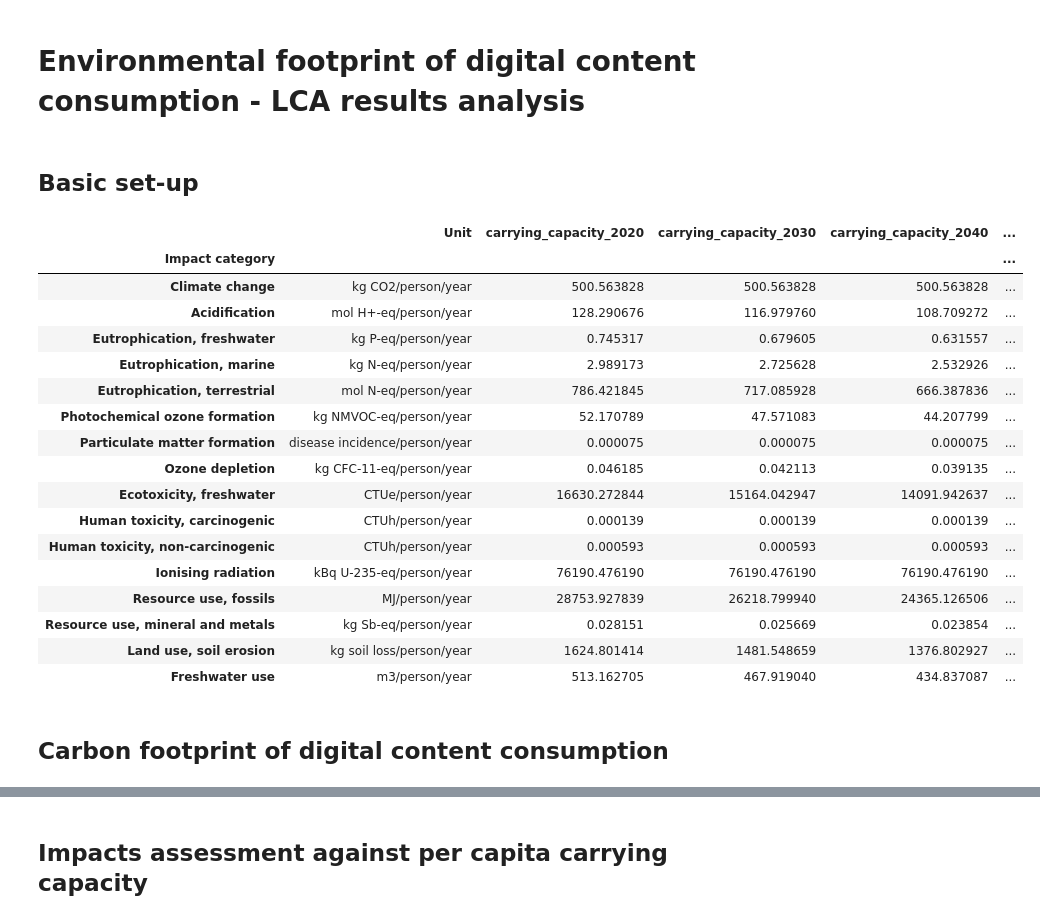
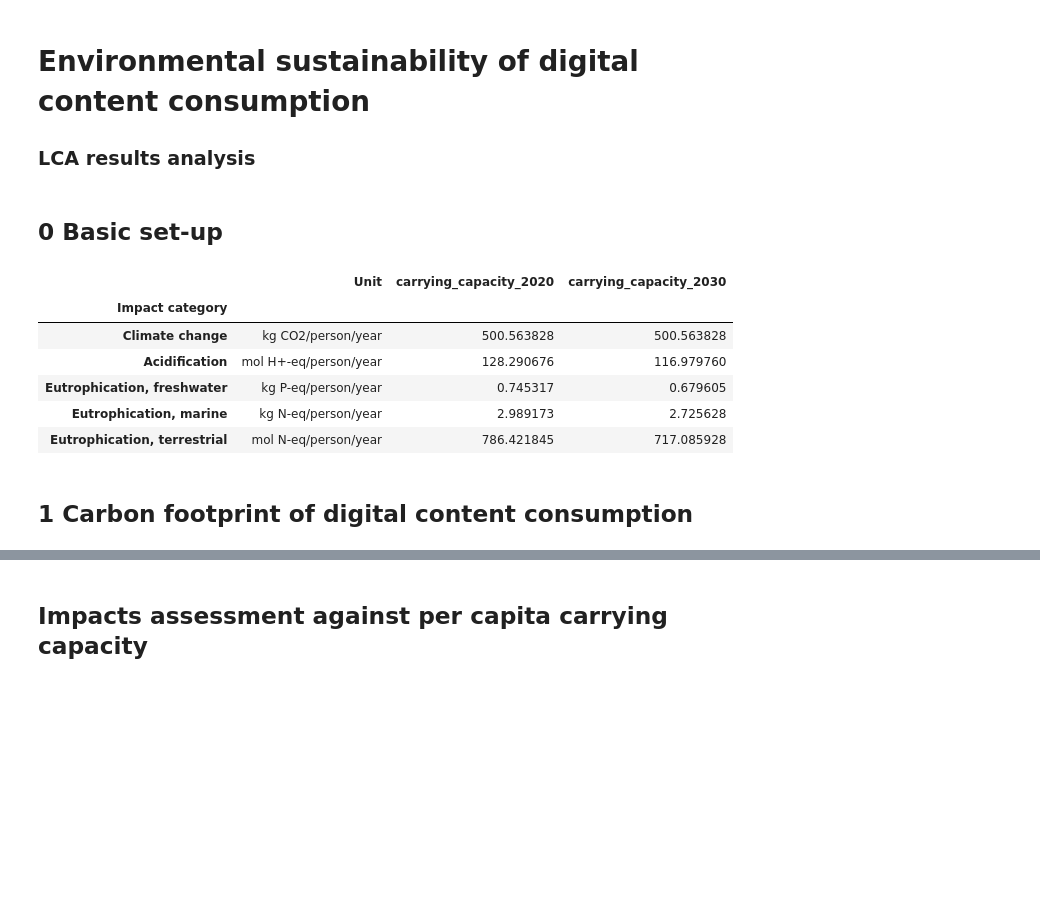
Before and after one commit to robyistrate/internet-environmental-footprint, a Jupyter notebook: notebooks/02_LCA_results_analysis.ipynb, the cells around one changed output, grey strips where cells are left out. Cells and saved outputs as stored; diff of their text form; code cells hidden in the pictures; blank space fills up the shorter version.

```diff
--- a/notebooks/02_LCA_results_analysis.ipynb
+++ b/notebooks/02_LCA_results_analysis.ipynb
@@ -1,4 +1,6 @@
 # %% [markdown]
-# Environmental footprint of digital content consumption - LCA results analysis
+# Environmental sustainability of digital content consumption
+
+### LCA results analysis
 # %%
 import brightway2 as bw
@@ -12,5 +20,5 @@ from pathlib import Path
 # %% [markdown]
-## Basic set-up
+## 0 Basic set-up
 # %%
 PROJECT_NAME = 'iri' # <- insert your project name here
 bw.projects.set_current(PROJECT_NAME)
@@ -86,25 +89,14 @@ LOCATIONS = {
 # %%
 # Import per capita carrying capacities for EF indicators
 carrying_capacity_per_capita = pd.read_excel(Path(r"..\data\LCIA_Carrying-Capacities.xlsx"), index_col=0)
-carrying_capacity_per_capita
+carrying_capacity_per_capita.head()
 # %% [output]
-|  | Unit | carrying_capacity_2020 | carrying_capacity_2030 | carrying_capacity_2040 | ... |
-| Impact category |  |  |  |  | ... |
-| Climate change | kg CO2/person/year | 500.563828 | 500.563828 | 500.563828 | ... |
-| Acidification | mol H+-eq/person/year | 128.290676 | 116.979760 | 108.709272 | ... |
-| Eutrophication, freshwater | kg P-eq/person/year | 0.745317 | 0.679605 | 0.631557 | ... |
-| Eutrophication, marine | kg N-eq/person/year | 2.989173 | 2.725628 | 2.532926 | ... |
-| Eutrophication, terrestrial | mol N-eq/person/year | 786.421845 | 717.085928 | 666.387836 | ... |
-| Photochemical ozone formation | kg NMVOC-eq/person/year | 52.170789 | 47.571083 | 44.207799 | ... |
-| Particulate matter formation | disease incidence/person/year | 0.000075 | 0.000075 | 0.000075 | ... |
-| Ozone depletion | kg CFC-11-eq/person/year | 0.046185 | 0.042113 | 0.039135 | ... |
-| Ecotoxicity, freshwater | CTUe/person/year | 16630.272844 | 15164.042947 | 14091.942637 | ... |
-| Human toxicity, carcinogenic | CTUh/person/year | 0.000139 | 0.000139 | 0.000139 | ... |
-| Human toxicity, non-carcinogenic | CTUh/person/year | 0.000593 | 0.000593 | 0.000593 | ... |
-| Ionising radiation | kBq U-235-eq/person/year | 76190.476190 | 76190.476190 | 76190.476190 | ... |
-| Resource use, fossils | MJ/person/year | 28753.927839 | 26218.799940 | 24365.126506 | ... |
-| Resource use, mineral and metals | kg Sb-eq/person/year | 0.028151 | 0.025669 | 0.023854 | ... |
-| Land use, soil erosion | kg soil loss/person/year | 1624.801414 | 1481.548659 | 1376.802927 | ... |
-| Freshwater use | m3/person/year | 513.162705 | 467.919040 | 434.837087 | ... |
+|  | Unit | carrying_capacity_2020 | carrying_capacity_2030 |
+| Impact category |  |  |  |
+| Climate change | kg CO2/person/year | 500.563828 | 500.563828 |
+| Acidification | mol H+-eq/person/year | 128.290676 | 116.979760 |
+| Eutrophication, freshwater | kg P-eq/person/year | 0.745317 | 0.679605 |
+| Eutrophication, marine | kg N-eq/person/year | 2.989173 | 2.725628 |
+| Eutrophication, terrestrial | mol N-eq/person/year | 786.421845 | 717.085928 |
 # %%
 # IDs used:
@@ -154,3 +153,3 @@ spineline_width = 0.6
 # %% [markdown]
-## Carbon footprint of digital content consumption
+## 1 Carbon footprint of digital content consumption
 # %%
```
Also changed, not shown: parts of 44 cells of this notebook, 4 other files.
